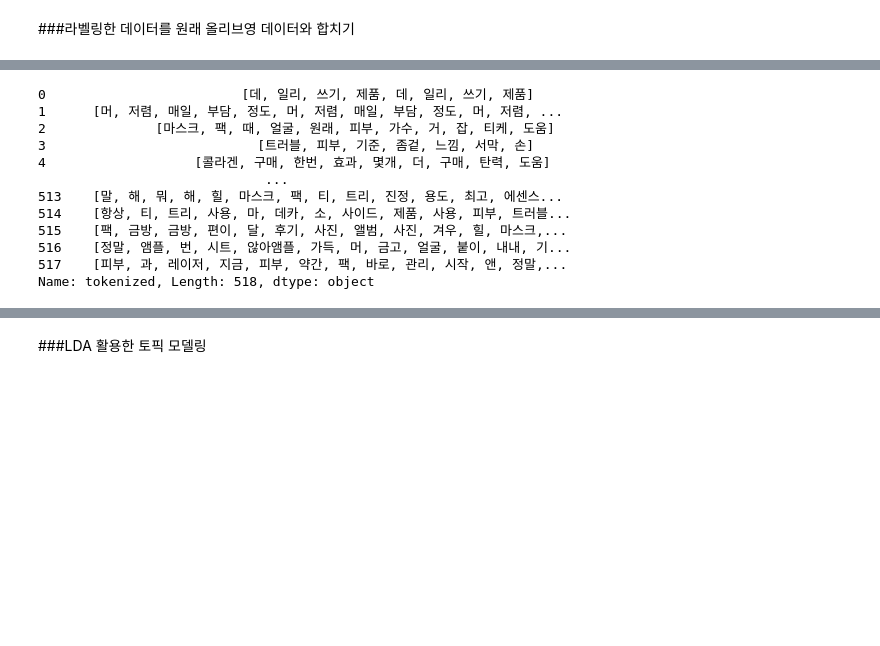
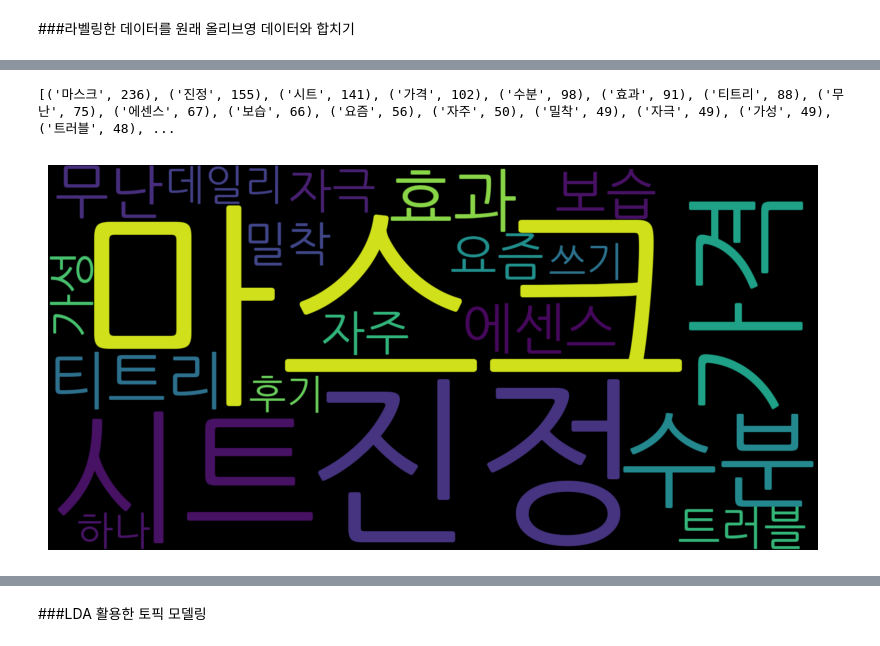
Before and after one commit to wonmyeong/olive-young, a Jupyter notebook: SVM_oliveyoung.ipynb, the cells around one changed output, grey strips where cells are left out. Saved outputs shown, nothing was run; the diff lists cells and outputs as text; code cells hidden in the pictures; blank space fills up the shorter version.

```diff
--- a/SVM_oliveyoung.ipynb
+++ b/SVM_oliveyoung.ipynb
@@ -340,21 +413,35 @@ positive_reviews = [word for word in positive_reviews if len(word) > 1 and word
 #부정 소비자 의견불용어 제거
 product_stop_words = ["피부","얼굴","구매","제품","정말","그냥","사용","다른","진짜","정도"]
 negative_reviews = [word for word in negative_reviews if len(word) > 1 and word not in product_stop_words]
-# %%
-final_pos_df.tokenized
-# %% [output]
-0                         [데, 일리, 쓰기, 제품, 데, 일리, 쓰기, 제품]
-1      [머, 저렴, 매일, 부담, 정도, 머, 저렴, 매일, 부담, 정도, 머, 저렴, ...
-2              [마스크, 팩, 때, 얼굴, 원래, 피부, 가수, 거, 잡, 티케, 도움]
-3                           [트러블, 피부, 기준, 좀겉, 느낌, 서막, 손]
-4                   [콜라겐, 구매, 한번, 효과, 몇개, 더, 구매, 탄력, 도움]
-                             ...
-513    [말, 해, 뭐, 해, 힐, 마스크, 팩, 티, 트리, 진정, 용도, 최고, 에센스...
-514    [항상, 티, 트리, 사용, 마, 데카, 소, 사이드, 제품, 사용, 피부, 트러블...
-515    [팩, 금방, 금방, 편이, 달, 후기, 사진, 앨범, 사진, 겨우, 힐, 마스크,...
-516    [정말, 앰플, 번, 시트, 않아앰플, 가득, 머, 금고, 얼굴, 붙이, 내내, 기...
-517    [피부, 과, 레이저, 지금, 피부, 약간, 팩, 바로, 관리, 시작, 앤, 정말,...
-Name: tokenized, Length: 518, dtype: object
+# %%
+
+def modify_counter(word_count):
+  word_count["데일리"] = word_count.pop('일리')
+  word_count["티트리"] = word_count.pop('트리')
+  return word_count
+
+
+from collections import Counter
+from wordcloud import WordCloud
+positive_reviews_word_count = Counter(positive_reviews)
+modify_counter(positive_reviews_word_count)
+
+pos_word_freq = positive_reviews_word_count.most_common(20)
+print(word_freq)
+# %% [output]
+[('마스크', 236), ('진정', 155), ('시트', 141), ('가격', 102), ('수분', 98), ('효과', 91), ('티트리', 88), ('무난', 75), ('에센스', 67), ('보습', 66), ('요즘', 56), ('자주', 50), ('밀착', 49), ('자극', 49), ('가성', 49), ('트러블', 48), ...
+# %%
+# 워드 클라우드 생성
+wordcloud = WordCloud(width = 1600 , height = 800, font_path = '/usr/share/fonts/truetype/nanum/NanumGothic.ttf').generate_from_frequencies(dict(pos_word_freq))
+
+# 워드 클라우드 시각화
+plt.figure(figsize=(10, 5))
+plt.imshow(wordcloud, interpolation='bilinear')
+plt.axis('off')
+wordcloud.to_file("SVM_긍정 워드클라우드.png")
+plt.show()
+# %% [output]
+[figure, added]
 # %%
 from collections import Counter
 from wordcloud import WordCloud
```
Also changed, not shown: parts of 31 cells of this notebook.
